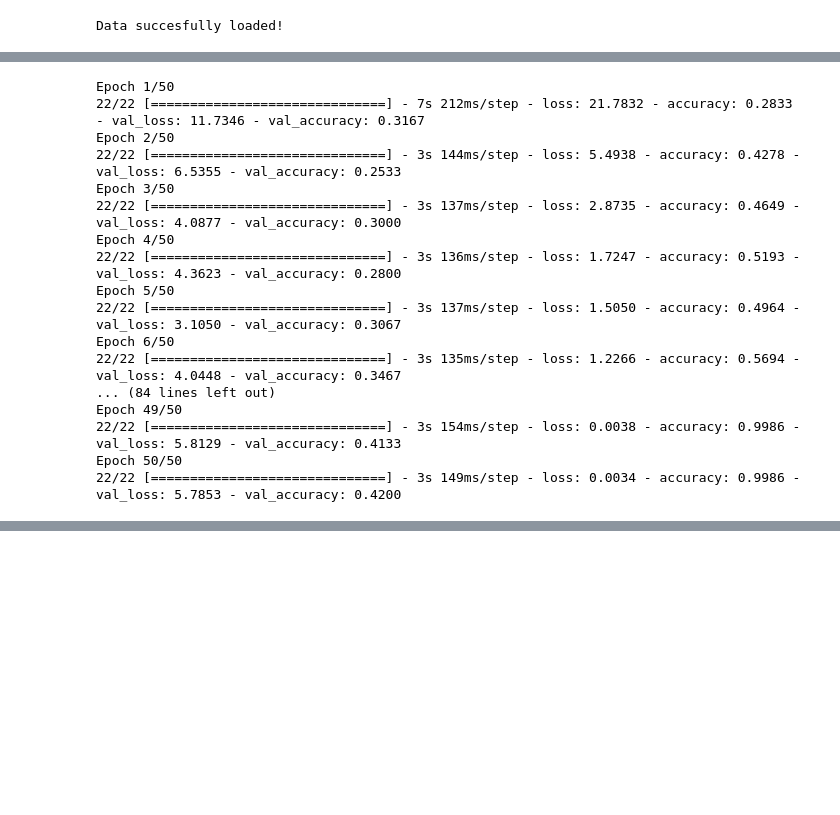
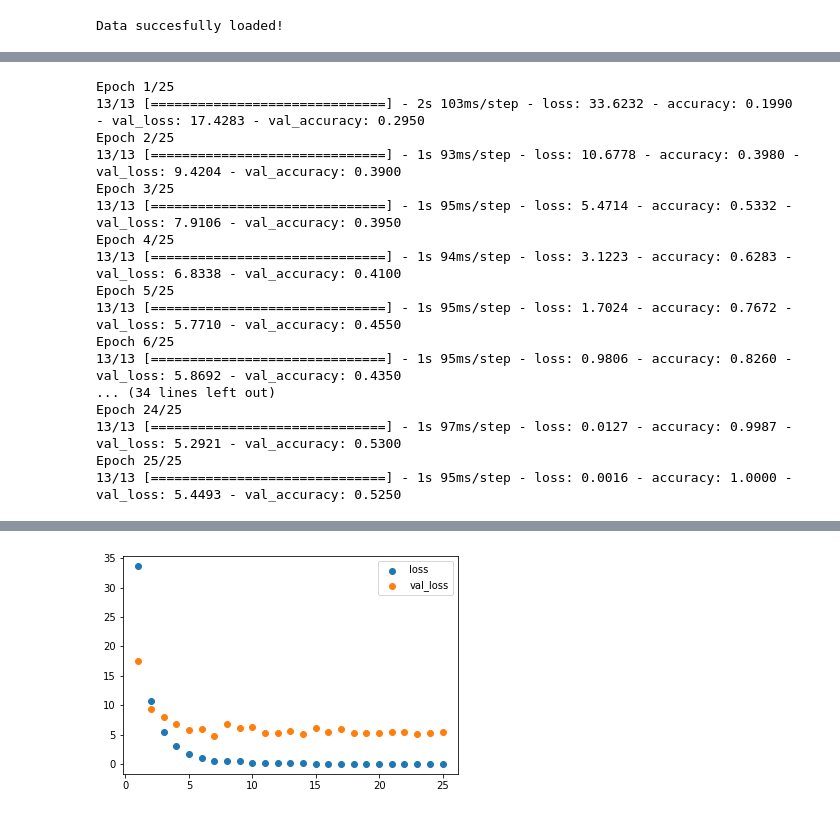
Before and after one commit to fite40927/wonkyphonky, a Jupyter notebook: mfcc_trainer.ipynb, the cells around one changed output, grey strips where cells are left out. Drawn from its saved outputs; the diff is of its cells as text; code cells hidden in the pictures; blank space fills up the shorter version.

```diff
--- a/mfcc_trainer.ipynb
+++ b/mfcc_trainer.ipynb
@@ -34,7 +36,7 @@ X, y, genres = load_data(DATA_PATH)
 Data succesfully loaded!
 # %%
 # create train/test split
-X_train, X_test, y_train, y_test = train_test_split(X, y, test_size=0.3)
+X_train, X_test, y_train, y_test = train_test_split(X, y, test_size=0.2)
 # %%
 # build network topology
 model = keras.Sequential([
@@ -84,26 +86,29 @@ Non-trainable params: 0
 _________________________________________________________________
 # %%
 # train model
-history = model.fit(X_train, y_train, validation_data=(X_test, y_test), batch_size=32, epochs=50)
+history = model.fit(X_train, y_train, validation_data=(X_test, y_test), batch_size=64, epochs=25)
 # %% [output]
-Epoch 1/50
-22/22 [==============================] - 7s 212ms/step - loss: 21.7832 - accuracy: 0.2833 - val_loss: 11.7346 - val_accuracy: 0.3167
-Epoch 2/50
-22/22 [==============================] - 3s 144ms/step - loss: 5.4938 - accuracy: 0.4278 - val_loss: 6.5355 - val_accuracy: 0.2533
-Epoch 3/50
-22/22 [==============================] - 3s 137ms/step - loss: 2.8735 - accuracy: 0.4649 - val_loss: 4.0877 - val_accuracy: 0.3000
-Epoch 4/50
-22/22 [==============================] - 3s 136ms/step - loss: 1.7247 - accuracy: 0.5193 - val_loss: 4.3623 - val_accuracy: 0.2800
-Epoch 5/50
-22/22 [==============================] - 3s 137ms/step - loss: 1.5050 - accuracy: 0.4964 - val_loss: 3.1050 - val_accuracy: 0.3067
-Epoch 6/50
-22/22 [==============================] - 3s 135ms/step - loss: 1.2266 - accuracy: 0.5694 - val_loss: 4.0448 - val_accuracy: 0.3467
-... (84 lines left out)
-Epoch 49/50
-22/22 [==============================] - 3s 154ms/step - loss: 0.0038 - accuracy: 0.9986 - val_loss: 5.8129 - val_accuracy: 0.4133
-Epoch 50/50
-22/22 [==============================] - 3s 149ms/step - loss: 0.0034 - accuracy: 0.9986 - val_loss: 5.7853 - val_accuracy: 0.4200
+Epoch 1/25
+13/13 [==============================] - 2s 103ms/step - loss: 33.6232 - accuracy: 0.1990 - val_loss: 17.4283 - val_accuracy: 0.2950
+Epoch 2/25
+13/13 [==============================] - 1s 93ms/step - loss: 10.6778 - accuracy: 0.3980 - val_loss: 9.4204 - val_accuracy: 0.3900
+Epoch 3/25
+13/13 [==============================] - 1s 95ms/step - loss: 5.4714 - accuracy: 0.5332 - val_loss: 7.9106 - val_accuracy: 0.3950
+Epoch 4/25
+13/13 [==============================] - 1s 94ms/step - loss: 3.1223 - accuracy: 0.6283 - val_loss: 6.8338 - val_accuracy: 0.4100
+Epoch 5/25
+13/13 [==============================] - 1s 95ms/step - loss: 1.7024 - accuracy: 0.7672 - val_loss: 5.7710 - val_accuracy: 0.4550
+Epoch 6/25
+13/13 [==============================] - 1s 95ms/step - loss: 0.9806 - accuracy: 0.8260 - val_loss: 5.8692 - val_accuracy: 0.4350
+... (34 lines left out)
+Epoch 24/25
+13/13 [==============================] - 1s 97ms/step - loss: 0.0127 - accuracy: 0.9987 - val_loss: 5.2921 - val_accuracy: 0.5300
+Epoch 25/25
+13/13 [==============================] - 1s 95ms/step - loss: 0.0016 - accuracy: 1.0000 - val_loss: 5.4493 - val_accuracy: 0.5250
 # %%
+plt.scatter([i+1 for i in range(25)],history.history['loss'])
+plt.scatter([i+1 for i in range(25)],history.history['val_loss'])
+plt.legend(['loss','val_loss'])
 # Evaluate the model on the test data using `evaluate`
 print("Evaluate on test data")
 results = model.evaluate(X_test, y_test, batch_size=64)
@@ -115,3 +120,4 @@ test loss, test acc: [5.785305976867676, 0.41999998688697815]
+[figure, added]
 # %%
 # Generate predictions (probabilities -- the output of the last layer)
 # on new data using `predict`
```
Also changed, not shown: parts of 8 cells of this notebook.
